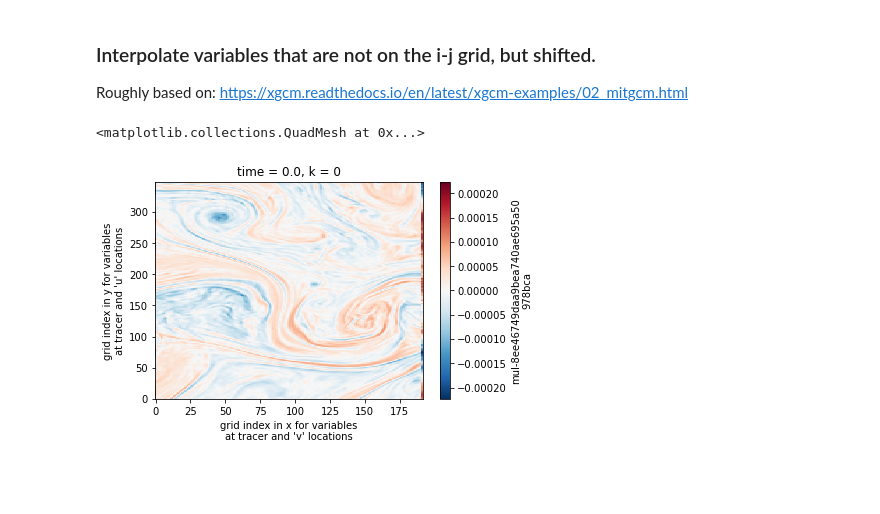
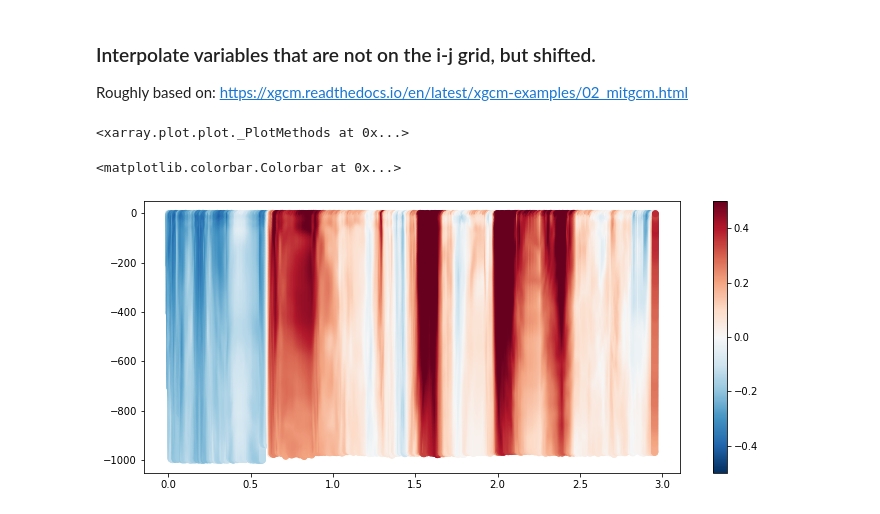
Before and after one commit to oceanhackweek/ohw21-proj-model-subsampling, a Jupyter notebook: FinalProjectSummary_kd.ipynb, the cells around one changed output. Drawn from its saved outputs; the diff is of its cells as text; code cells hidden in the pictures; blank space fills up the shorter version.

Commit message:
a couple of plots

```diff
--- a/FinalProjectSummary_kd.ipynb
+++ b/FinalProjectSummary_kd.ipynb
@@ -301,11 +301,10 @@ V_c = grid.interp(ds.V, 'Y', boundary='extend')
 Vort = (grid.diff(ds.V*ds.DXG, 'X') - grid.diff(ds.U*ds.DYG, 'Y'))/ds.RAZ
 Vort = grid.interp(grid.interp(Vort, 'X', boundary='extend'), 'Y', boundary='extend')
 # %%
-Vort.isel(time=0, k=0).plot()
+Vort.isel(time=0, k=0).plot
 # there is a little boundary problem in the calculation, but can be dealt with if wanted.
 # %% [output]
-<matplotlib.collections.QuadMesh at 0x...>
+<xarray.plot.plot._PlotMethods at 0x...>
-[figure, removed]
 # %%
 # interpolate and add to subsampled_data
 subsampled_data['U'] = U_c.interp(survey_track)
@@ -313,5 +312,9 @@ subsampled_data['V'] = V_c.interp(survey_track)
 subsampled_data['Vort'] = Vort.interp(survey_track)
 # %%
 plt.figure(figsize=(12, 5))
-plt.scatter(survey_track.time, depth, c=subsampled_data['Vort'], vmin=-0.5, vmax=0.5, cmap="RdBu_r")
+subi=np.arange(0,subsampled_data.lon.size,10) # subsample for faster plotting - looks kind of weird though
+plt.scatter(survey_track.time[subi], survey_track.dep[subi], c=subsampled_data['U'].isel(points=subi), vmin=-0.5, vmax=0.5, cmap="RdBu_r")
 plt.colorbar()
+# %% [output]
+<matplotlib.colorbar.Colorbar at 0x...>
+[figure, added]
```
Also changed, not shown: parts of 1 cell of this notebook.
